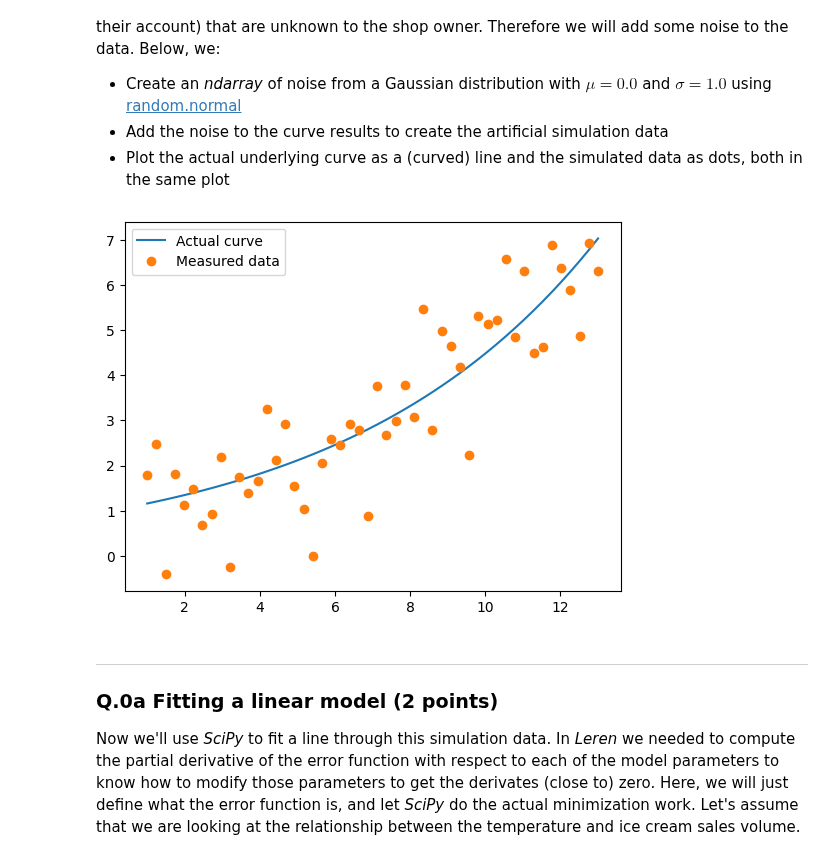
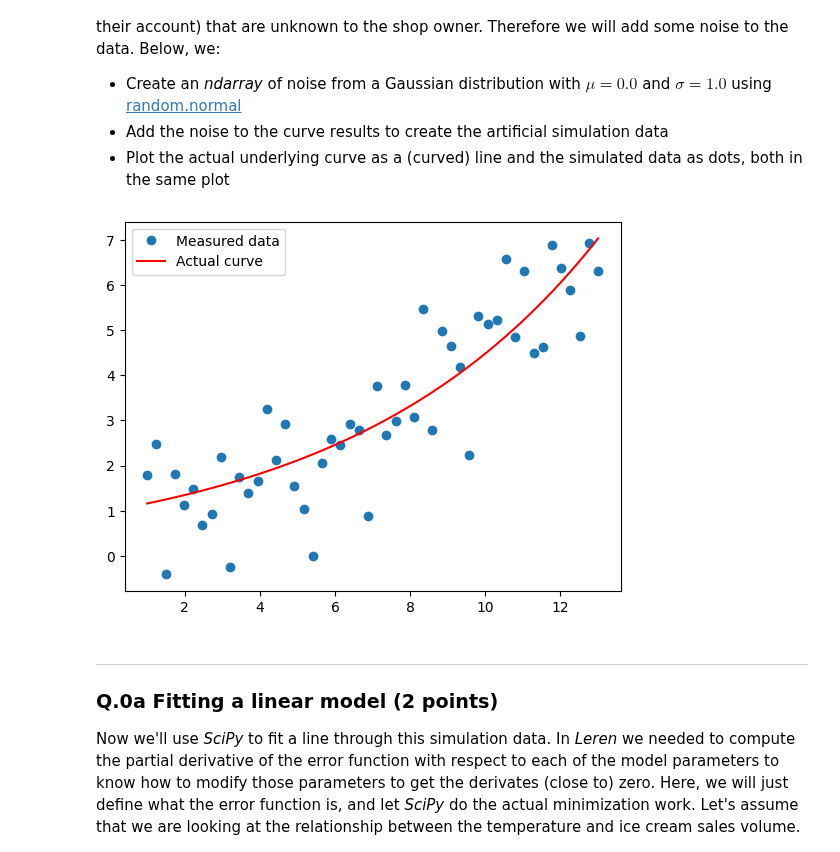
Before and after one commit to YorbenKoolhaas/cogmod, a Jupyter notebook: hw2/Assignment_2.ipynb, the cells around one changed output. Cells and saved outputs as stored; diff of their text form; code cells hidden in the pictures.

```diff
--- a/hw2/Assignment_2.ipynb
+++ b/hw2/Assignment_2.ipynb
@@ -49,21 +49,21 @@ The shop owner is taking note of the ice cream sold on every day but of course s
 # %%
 np.random.seed(seed=99999)
 
 def curve(x):
     return math.e**(3*x/20)
 
 samples = np.linspace(1, 13)
 model_data = np.vectorize(curve)(samples)
 
 noise = np.random.normal(size=samples.shape)
 sim_data = model_data + noise
 
-plt.plot(samples, model_data, label='Actual curve')
 plt.plot(samples, sim_data, 'o', label='Measured data')
+plt.plot(samples, model_data, color='red', label='Actual curve')
 plt.legend()
 plt.show()
 # %% [output]
-[figure, old version]
+[figure, new version]
 # %% [markdown]
 ---
 
```
Also changed, not shown: parts of 22 cells of this notebook.
